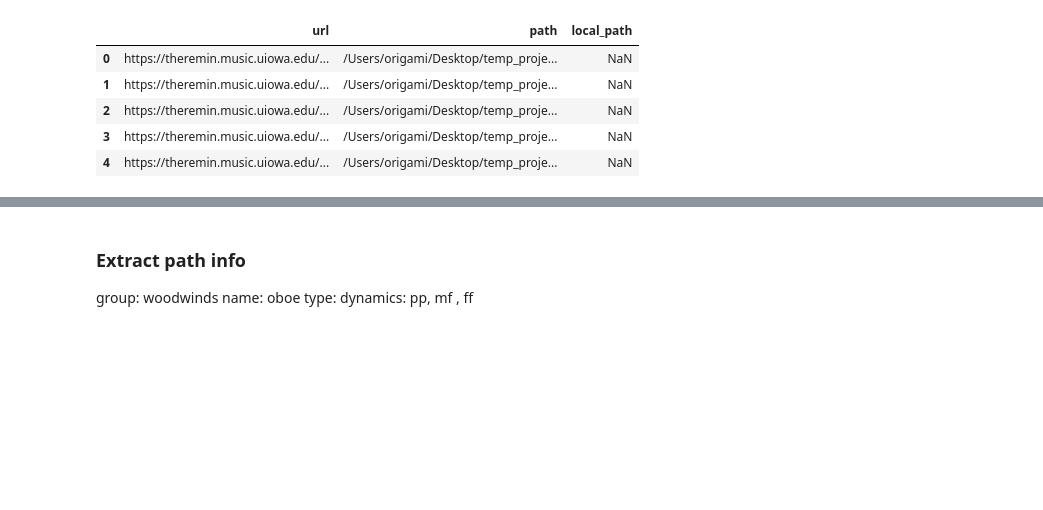
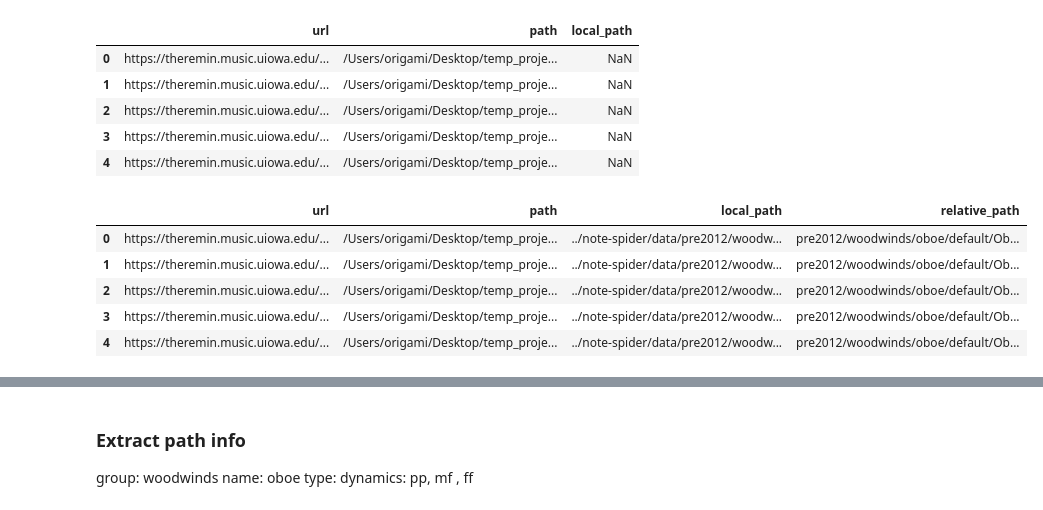
Before and after one commit to into-the-blue/muse, a Jupyter notebook: packages/notebooks/look_at_data.ipynb, the cells around one changed output, grey strips where cells are left out. Drawn from its saved outputs; the diff is of its cells as text; code cells hidden in the pictures; blank space fills up the shorter version.

```diff
--- a/packages/notebooks/look_at_data.ipynb
+++ b/packages/notebooks/look_at_data.ipynb
@@ -58,3 +57,12 @@ df['relative_path'] = df.apply(get_relative_path, axis=1)
+# %%
+df.head()
+# %% [output]
+|  | url | path | local_path | relative_path |
+| 0 | https://theremin.music.uiowa.edu/... | /Users/origami/Desktop/temp_proje... | ../note-spider/data/pre2012/woodw... | pre2012/woodwinds/oboe/default/Ob... |
+| 1 | https://theremin.music.uiowa.edu/... | /Users/origami/Desktop/temp_proje... | ../note-spider/data/pre2012/woodw... | pre2012/woodwinds/oboe/default/Ob... |
+| 2 | https://theremin.music.uiowa.edu/... | /Users/origami/Desktop/temp_proje... | ../note-spider/data/pre2012/woodw... | pre2012/woodwinds/oboe/default/Ob... |
+| 3 | https://theremin.music.uiowa.edu/... | /Users/origami/Desktop/temp_proje... | ../note-spider/data/pre2012/woodw... | pre2012/woodwinds/oboe/default/Ob... |
+| 4 | https://theremin.music.uiowa.edu/... | /Users/origami/Desktop/temp_proje... | ../note-spider/data/pre2012/woodw... | pre2012/woodwinds/oboe/default/Ob... |
 # %%
 def check_local_path_exists(row):
     local_path = Path(row['local_path'])
```
Also changed, not shown: parts of 15 cells of this notebook, 1 other file.
